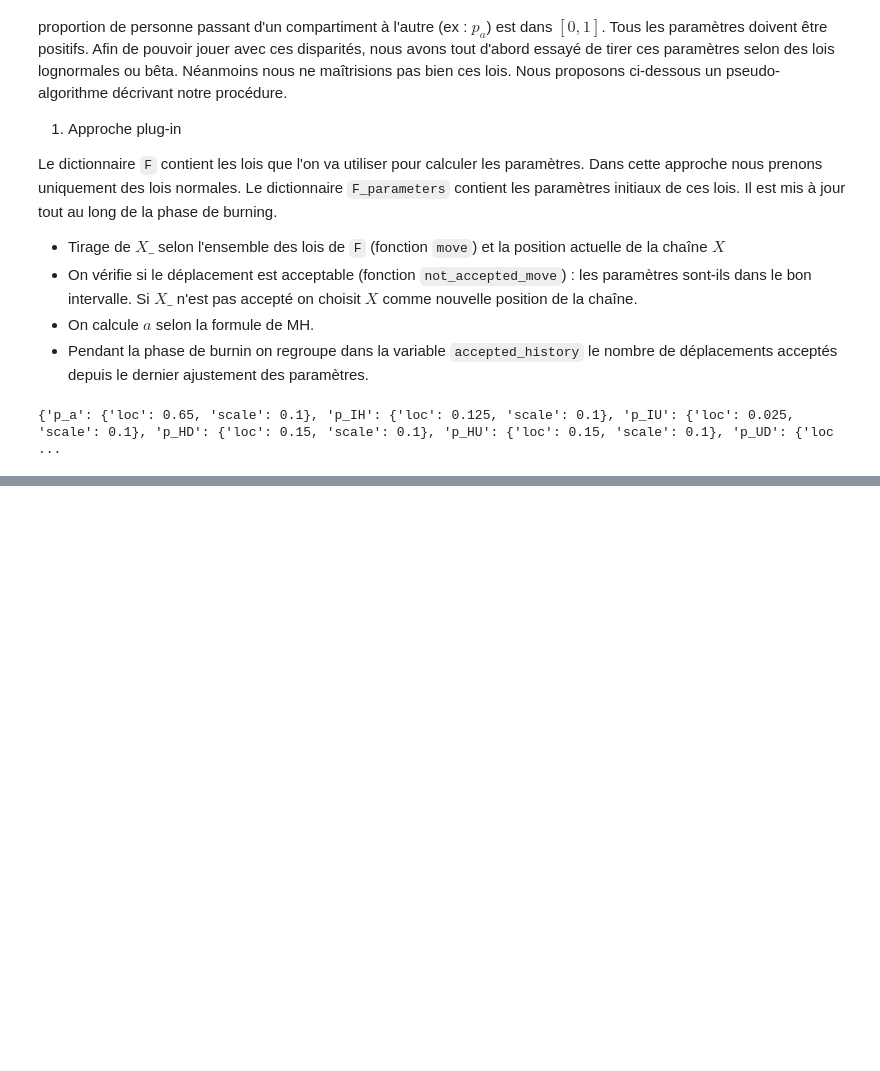
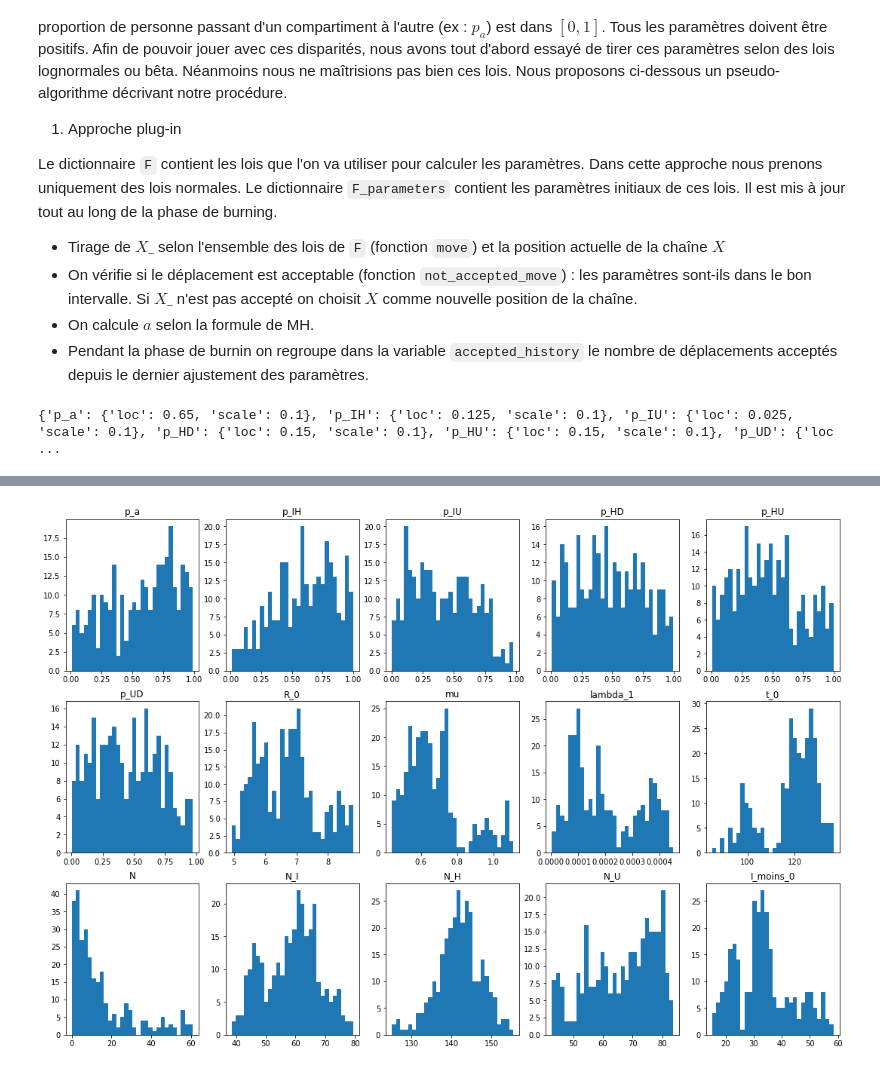
Before and after one commit to SwannChelly/MAP568, a Jupyter notebook: src/Project.ipynb, the cells around one changed output, grey strips where cells are left out. Drawn from its saved outputs; the diff is of its cells as text; code cells hidden in the pictures; blank space fills up the shorter version.

```diff
--- a/src/Project.ipynb
+++ b/src/Project.ipynb
@@ -505,6 +384,0 @@ plt.show()
-# %%
-
-for i in range(len(var[0])):
-    plt.plot(constants['t'],var[:,i],label=problem['names'][i])
-plt.legend(loc='upper left', fontsize='x-small')
-plt.show()
@@ -954,7 +781,7 @@ def a_plug_in(X,X_,sigmas,F_current_parameters):
     else :
         return 1
 
-def Metropolis_Hasting_plug_in(X,F_parameters,n= 1000000):
+def Metropolis_Hasting_plug_in(X,F_parameters,n= 100000):
     """
     Given a random point X, we return a sample of Metroplis Hasting of size n.
     """
@@ -1088,0 +900,12 @@ chain
+# %%
+plt.hist(np.array(chain)[:,0], bins= 30)
+title = ['H','U', 'R_plus_H', 'D']
+indices = ['du 1er ordre', 'totaux']
+for j in range(len(chain[0])):
+    plt.subplot(3, 5, j+1)
+    plt.hist(np.array(chain)[:,j], bins= 30)
+    plt.subplots_adjust(left=None, bottom=None, right=2.5, top=2.5, wspace=None, hspace=None)
+    plt.title(problem['names'][j])
+plt.show()
+# %% [output]
+[figure, added]
```
Also changed, not shown: parts of 19 cells of this notebook.
